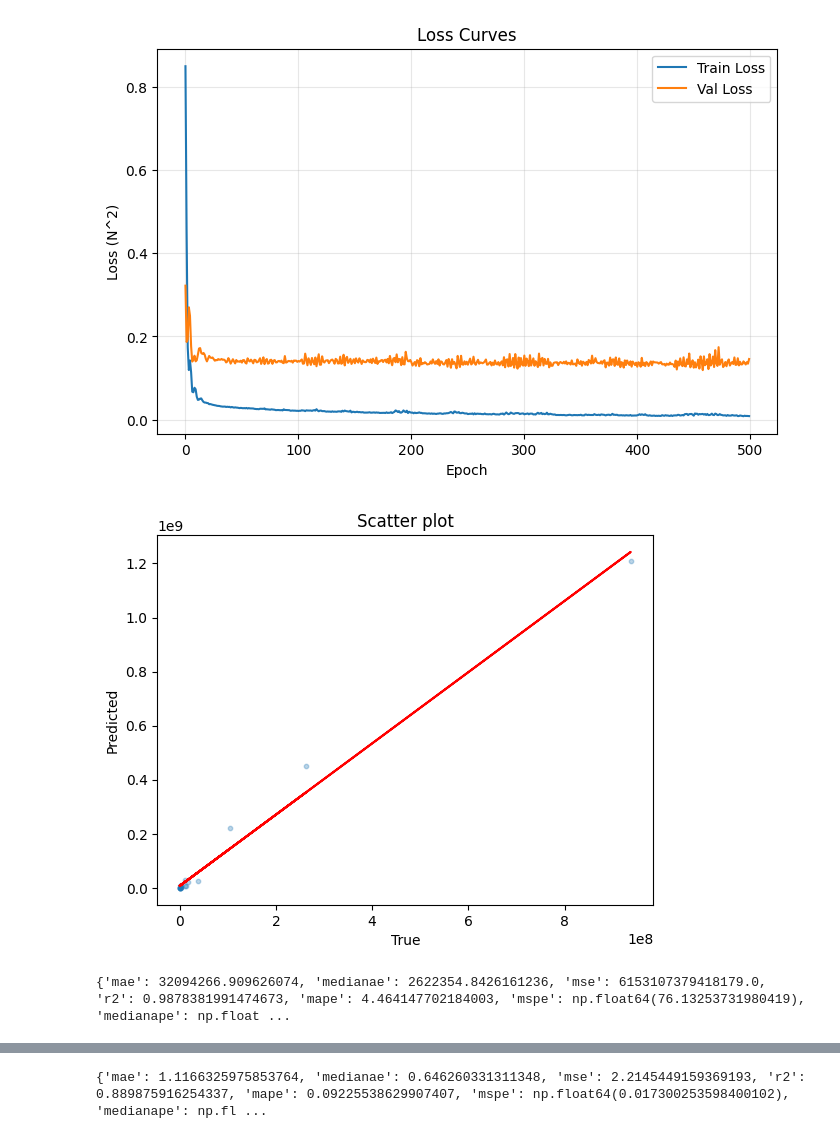
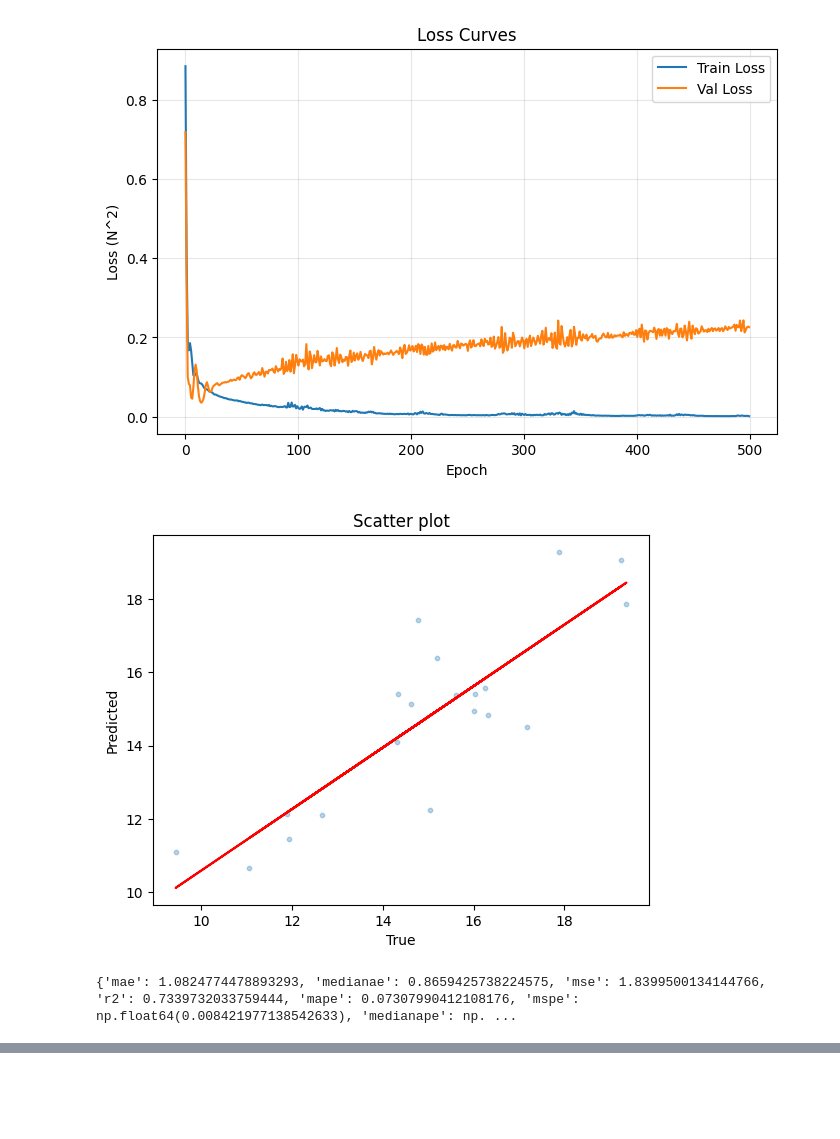
Before and after one commit to Jojo3235/taller_redes_neuronales, a Jupyter notebook: Workshop1 - part 2.ipynb, the cells around one changed output, grey strips where cells are left out. Drawn from its saved outputs; the diff is of its cells as text; code cells hidden in the pictures; blank space fills up the shorter version.

```diff
--- a/Workshop1 - part 2.ipynb
+++ b/Workshop1 - part 2.ipynb
@@ -7,10 +7,10 @@ def calc_force(m1:float, m2: float, r: float, h: float) -> float:
     Calculates the gravitational pull made by an object.
     Returns F (Newtons).
     """
-    # Add random error between -20 and 20% aprox, with chance of more -> Normal distribution(0,1) <- 95% cases
+    # Add random error between 10% to 400% of the original value
     G = 6.674e-11
     R = r + h
-    noise = np.random.uniform(-0.9,2)
+    noise = np.random.uniform(-0.9,3)
     if R <= 0:
         return 0.0  # fuera del dominio físico
     if h >= 0:
@@ -223,11 +223,7 @@ def further_evaluation(y_test, y_pred, r2):
 
 
 plot_training_curves(history)
-r2 = plot_scatter(y_test, y_pred)
-metrics = further_evaluation(y_test, y_pred, r2)
-print(metrics)
 r21 = plot_scatter(y_test1, y_pred1)
 metrics1 = further_evaluation(y_test1, y_pred1, r21)
-
 print(metrics1)
 # %% [output]
@@ -235,3 +231,3 @@ print(metrics1)
-[figure, old version]
+[figure, new version]
-[figure, old version]
+[figure, new version]
-{'mae': 32094266.909626074, 'medianae': 2622354.8426161236, 'mse': 6153107379418179.0, 'r2': 0.9878381991474673, 'mape': 4.464147702184003, 'mspe': np.float64(76.13253731980419), 'medianape': np.float ...
+{'mae': 1.0824774478893293, 'medianae': 0.8659425738224575, 'mse': 1.8399500134144766, 'r2': 0.7339732033759444, 'mape': 0.07307990412108176, 'mspe': np.float64(0.008421977138542633), 'medianape': np. ...
@@ -239,2 +234 @@ print(metrics1)
-{'mae': 1.1166325975853764, 'medianae': 0.646260331311348, 'mse': 2.2145449159369193, 'r2': 0.889875916254337, 'mape': 0.09225538629907407, 'mspe': np.float64(0.017300253598400102), 'medianape': np.fl ...
 # %%
```
Also changed, not shown: parts of 4 cells of this notebook, 1 other file.
